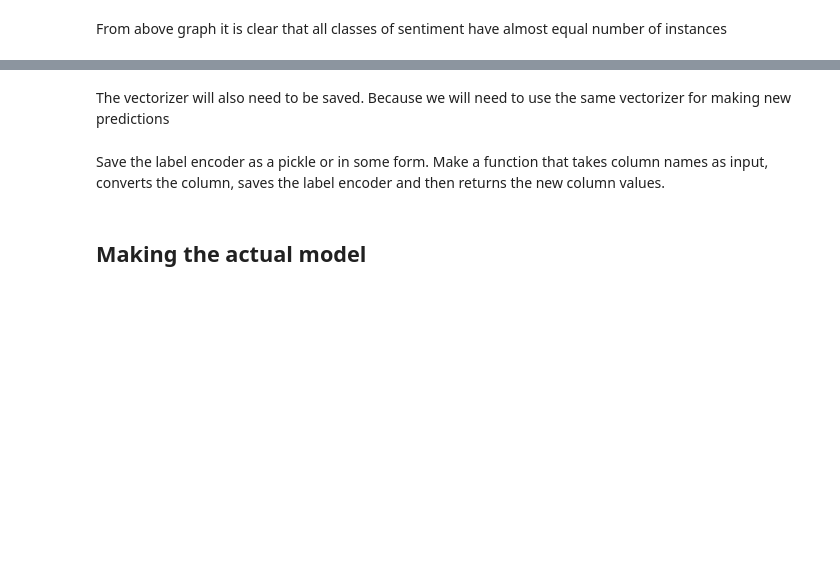
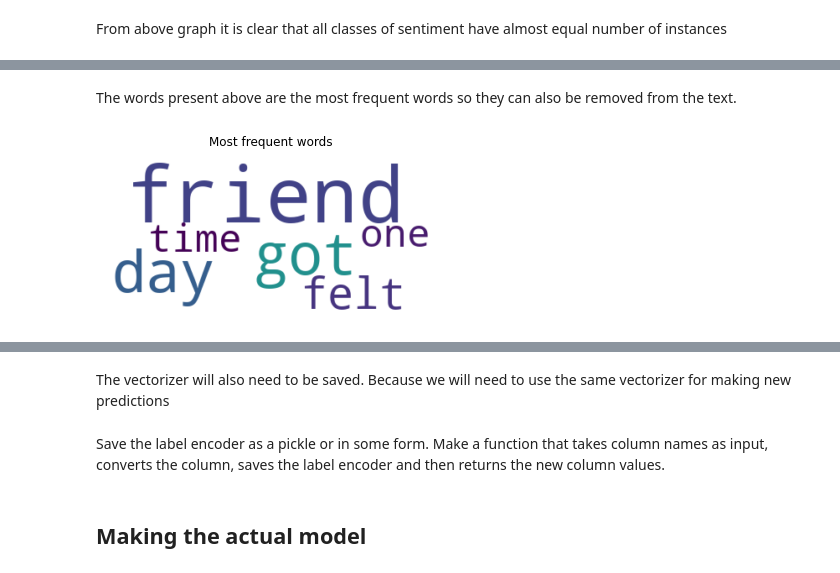
Before and after one commit to bhattbhuwan13/fuseai-training, a Jupyter notebook: notebooks/01.01_bb_EDA_emotion_classification_2020_05_13.ipynb, the cells around one changed output, grey strips where cells are left out. Cells and saved outputs as stored; diff of their text form; code cells hidden in the pictures; blank space fills up the shorter version.

```diff
--- a/notebooks/01.01_bb_EDA_emotion_classification_2020_05_13.ipynb
+++ b/notebooks/01.01_bb_EDA_emotion_classification_2020_05_13.ipynb
@@ -55,0 +102,17 @@ From above graph it is clear that all classes of sentiment have almost equal num
+# %%
+frequent_words = []
+def get_most_common_words(dataframe):
+    for col in dataframe['sentiment'].unique():
+        temp_df = dataframe[raw_data['sentiment']==col]
+        temp_df_texts = " ".join(text for text in temp_df['text'])
+        temp_df_texts = temp_df_texts.lower()
+
+        wordcloud = make_wordcloud(temp_df_texts)
+        frequent_words.append(list(wordcloud.words_.keys())[:50])
+
+    return frequent_words
+# %%
+most_frequent_words = get_most_common_words(raw_data)
+# %%
+print(len(most_frequent_words))
+p =set(most_frequent_words[0])
@@ -55,0 +134,16 @@ From above graph it is clear that all classes of sentiment have almost equal num
+# %% [markdown]
+The words present above are the most frequent words so they can also be removed from the text.
+# %%
+p = " ".join(list(p))
+most_frequent_wordcloud = make_wordcloud(p)
+
+
+plt.imshow(most_frequent_wordcloud, interpolation='bilinear')
+plt.axis("off")
+plt.title('Most frequent words')
+
+image_name = '../images/'+ 'most_frequent_words'+ '_wordcloud.png'
+plt.savefig(image_name)
+plt.show()
+# %% [output]
+[figure, added]
```
Also changed, not shown: parts of 29 cells of this notebook, 11 other files.
